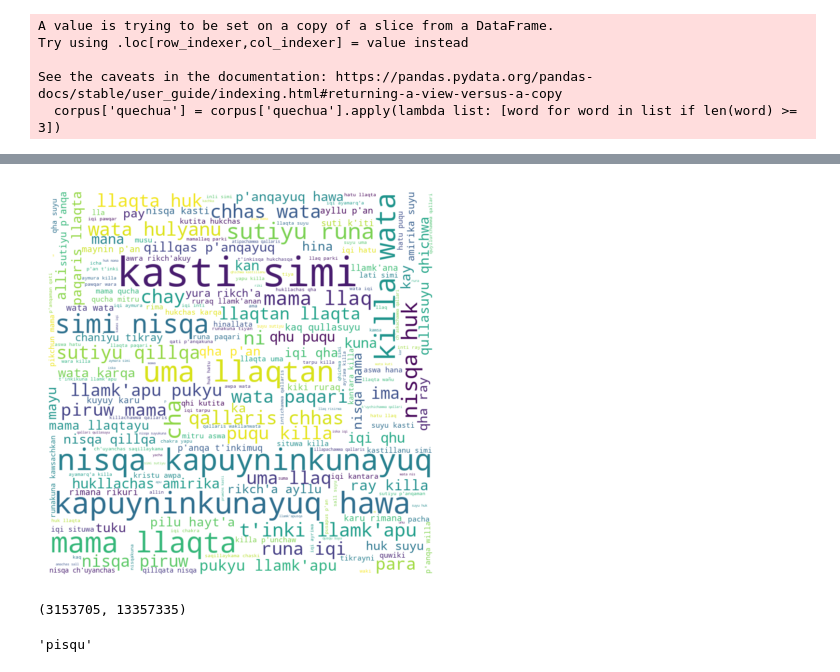
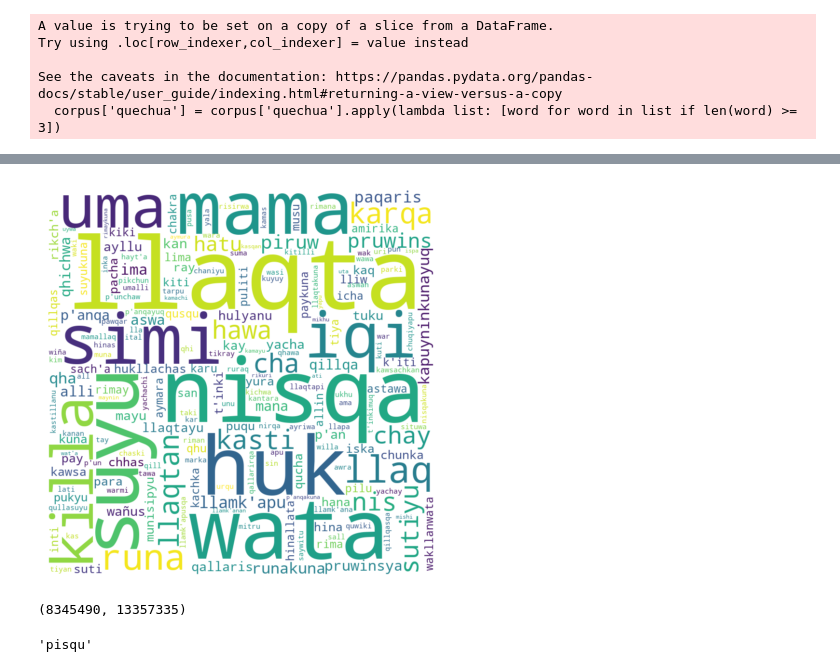
Before and after one commit to TACC-TA/embeddings, a Jupyter notebook: index.ipynb, the cells around one changed output, grey strips where cells are left out. Drawn from its saved outputs; the diff is of its cells as text; code cells hidden in the pictures.

```diff
--- a/index.ipynb
+++ b/index.ipynb
@@ -52,8 +53,8 @@ def remove_sufixes(word,sufixes):
       return word[:-len(suffix)]
   return word
 
-def remove_empty_strings_rows(df):
-  return df[df['quechua'].str.strip().astype(bool)]
+def remove_empty_strings_rows(df,column):
+  return df[df[column].str.strip().astype(bool)]
 
 def remove_invalid_word(word):
     # Check if the word contains any digits
@@ -83,7 +84,7 @@ def clean_df(cad):
     result = ' '.join(result.split())
     return result.split()
 # %%
-corpus['quechua'] = remove_empty_strings_rows(corpus)['quechua']
+corpus['quechua'] = remove_empty_strings_rows(corpus,'quechua')['quechua']
 corpus.dropna(inplace=True)
 corpus['quechua'] = corpus['quechua'].apply(clean_df)
 corpus = corpus[corpus['quechua'].apply(lambda x: len(x) > 0)]
@@ -113,11 +98,23 @@ corpus
-# %%
-wordcloud = WordCloud(width = 800, height = 800,background_color="white").generate(corpus['quechua'].apply(lambda x: ' '.join(x)).to_string())
-plt.figure(figsize=(10, 5))
-plt.imshow(wordcloud, interpolation='bilinear')
-plt.axis('off')
-plt.show()
-# %% [output]
-[figure, removed]
+# %%
+# Assuming 'corpus' is a DataFrame with a column 'quechua' containing lists of words
+word_counts = {}
+for words in corpus['quechua']:
+    for word in words:
+        if word in word_counts:
+            word_counts[word] += 1
+        else:
+            word_counts[word] = 1
+
+# Generate WordCloud based on frequencies
+wordcloud = WordCloud(width=800, height=800, background_color="white").generate_from_frequencies(word_counts)
+
+# Plotting the WordCloud
+plt.figure(figsize=(10, 5))
+plt.imshow(wordcloud, interpolation='bilinear')
+plt.axis('off')
+plt.show()
+# %% [output]
+[figure, added]
 # %%
 !curl -o ./train_data/cc.qu.300.bin.gz https://dl.fbaipublicfiles.com/fasttext/vectors-crawl/cc.qu.300.bin.gz
 !tar -xvf ./train_data/cc.qu.300.bin.gz
@@ -129,7 +121,13 @@ modelFT.build_vocab(corpus['quechua'], update=True)
 # %%
+modelFT = fasttext.load_facebook_model(origin_train+'cc.qu.300.bin')
+modelFT.build_vocab(corpus['quechua'], update=True)
 modelFT.train(corpus['quechua'], total_examples=modelFT.corpus_count, epochs=15)
-# %% [output]
-(3153705, 13357335)
+# %%
+modelFT = FastText(corpus['quechua'], vector_size=150, window=5, min_count=20, workers=20, sg=1,epochs=15)
+modelFT.build_vocab(corpus['quechua'])
+modelFT.train(corpus['quechua'], total_examples=modelFT.corpus_count, epochs=modelFT.epochs)
+# %% [output]
+(8345490, 13357335)
 # %%
 modelFT.save(origin_train+'fasttext.model')
 # %%
```
Also changed, not shown: parts of 15 cells of this notebook.
